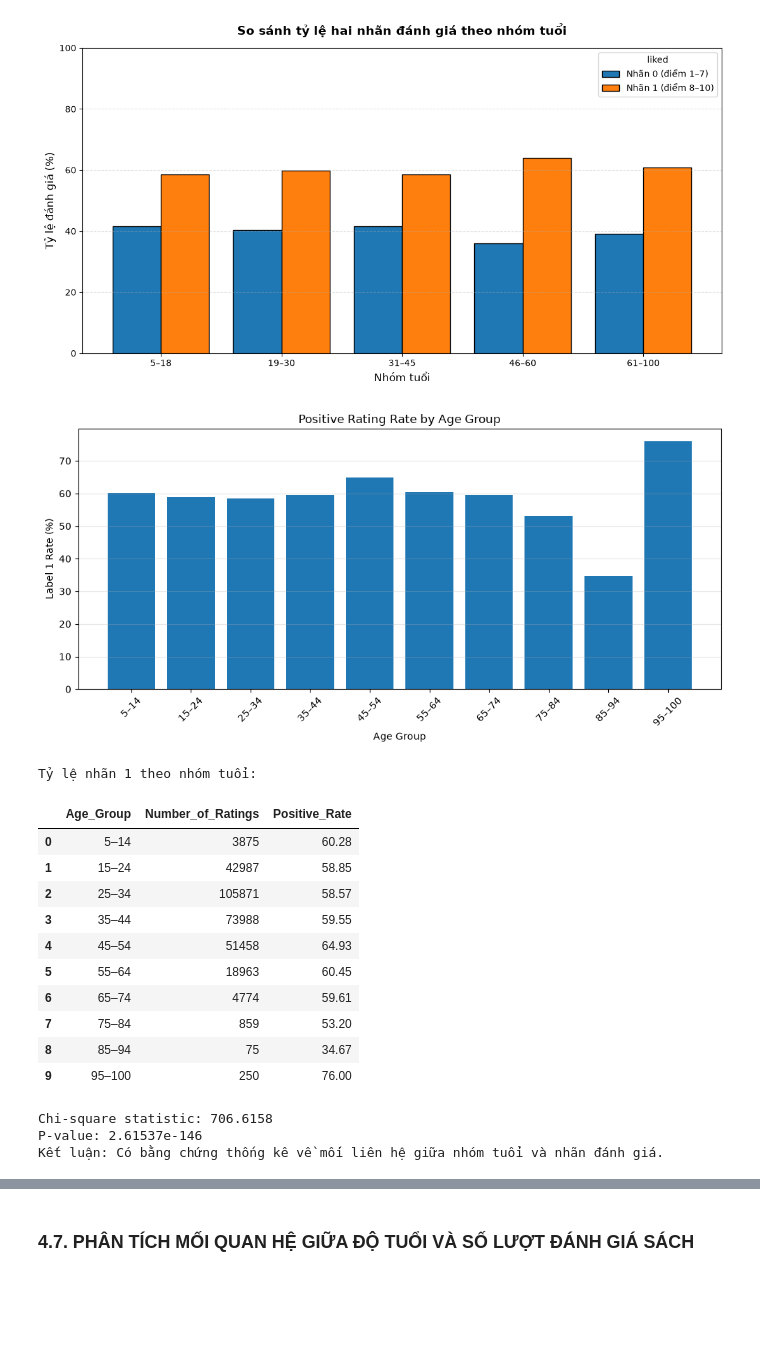
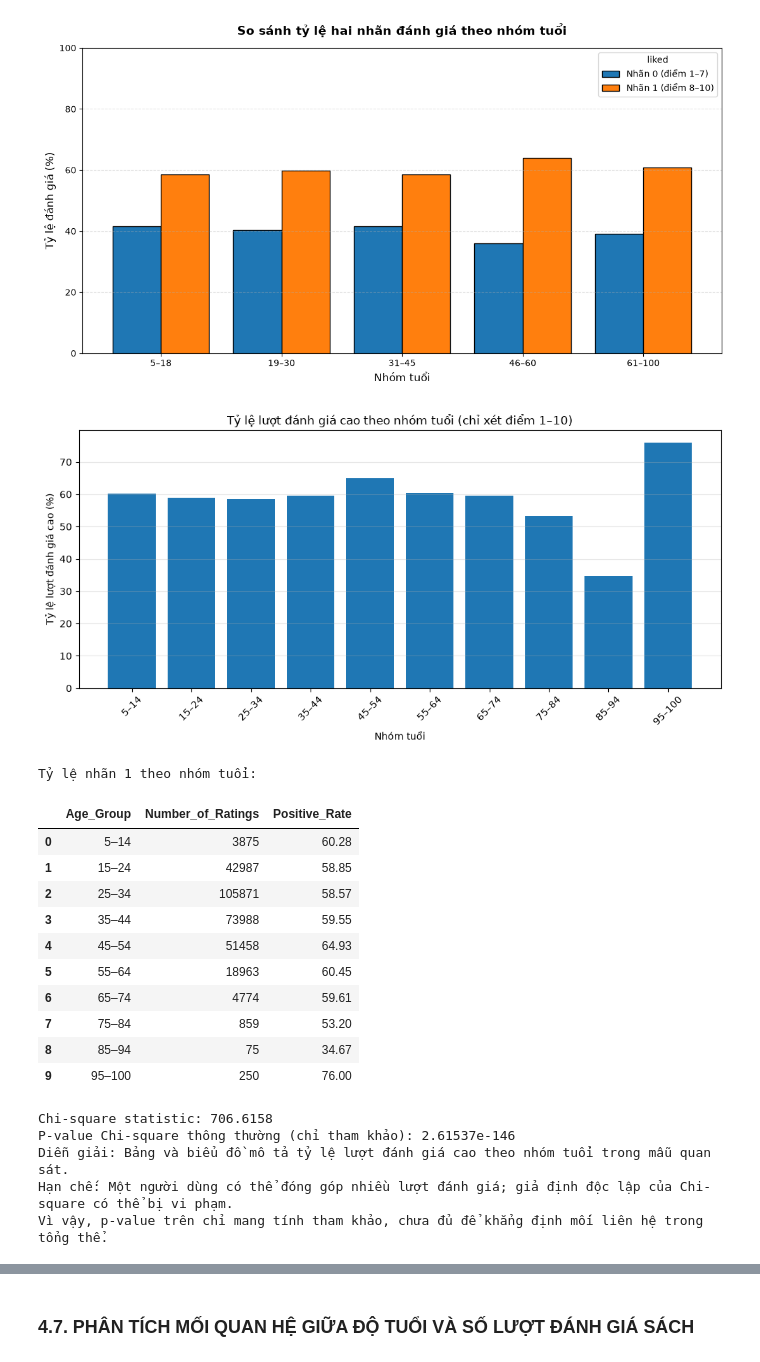
Before and after one commit to Bluenip/Data_analyst_python_midterm_project, a Jupyter notebook: mid_term_code.ipynb, the cells around one changed output, grey strips where cells are left out. Cells and saved outputs as stored; diff of their text form; code cells hidden in the pictures; blank space fills up the shorter version.

```diff
--- a/mid_term_code.ipynb
+++ b/mid_term_code.ipynb
@@ -227,11 +246,19 @@ data_clean = data_clean.merge(users_clean, on="User-ID", how="left", validate="m
 assert len(data_clean) == len(ratings_clean)
 assert not data_clean.duplicated(["User-ID", "ISBN"]).any()
 
+# Cập nhật cờ thiếu sau khi ghép, kể cả các dòng không khớp bảng sách/người dùng.
+data_clean["Year_missing"] = data_clean["Year-Of-Publication"].isna()
+data_clean["Age_missing"] = data_clean["Age"].isna()
+
 # Tạo tập phân loại chỉ từ điểm 1–10; điểm 0 vẫn được giữ trong data_clean.
 classification_data = data_clean.loc[data_clean["Book-Rating"].between(1, 10)].copy()
 
-# Tạo nhãn liked: điểm từ 8 trở lên là 1 (thích), điểm 1–7 là 0(không thích).
+
+# Tạo nhãn liked:
+# 1 = đánh giá cao (điểm 8–10).
+# 0 = chưa đạt mức đánh giá cao (điểm 1–7).
 classification_data["liked"] = (classification_data["Book-Rating"] >= 8).astype("int8")
+
 
 # Xem kích thước dữ liệu và số đánh giá không có thông tin sách sạch (left_only).
 print("Bảng sạch:", data_clean.shape)
@@ -552,41 +639,41 @@ Tỷ lệ nhãn trong từng nhóm tuổi (%):
 | 61–100 | 39.12 | 60.88 |
 [figure]
 # %%
-# Tỉ lệ người dùng đánh giá positive(8-10) giữa các nhóm tuổi
+# Tỷ lệ lượt đánh giá cao (điểm 8–10) trong các lượt có điểm 1–10 theo nhóm tuổi
 # Chỉ sử dụng các bản ghi có tuổi hợp lệ.
 age_label_data = classification_data.dropna(subset=["Age", "liked"]).copy()
 # Chia tuổi thành các nhóm, mỗi nhóm cách nhau 10 năm.
 age_bins = [5, 15, 25, 35, 45, 55, 65, 75, 85, 95, 101]
 age_labels = ["5–14", "15–24", "25–34", "35–44", "45–54","55–64", "65–74", "75–84", "85–94", "95–100"]
 age_label_data["Age_Group"] = pd.cut(age_label_data["Age"],bins=age_bins,labels=age_labels,right=False,include_lowest=True)
 # Tính số lượt đánh giá và tỷ lệ nhãn 1 theo nhóm tuổi.
 age_summary = (age_label_data.groupby("Age_Group", observed=False).agg(Number_of_Ratings=("liked", "size"),Positive_Rate=("liked", "mean")).reset_index())
 # Chuyển tỷ lệ nhãn 1 thành phần trăm.
 age_summary["Positive_Rate"] *= 100
 # Vẽ biểu đồ tỷ lệ nhãn 1 theo nhóm tuổi.
 plt.figure(figsize=(10, 5))
 plt.bar(age_summary["Age_Group"].astype(str),age_summary["Positive_Rate"])
-plt.title("Positive Rating Rate by Age Group")
-plt.xlabel("Age Group")
-plt.ylabel("Label 1 Rate (%)")
+plt.title("Tỷ lệ lượt đánh giá cao theo nhóm tuổi (chỉ xét điểm 1–10)")
+plt.xlabel("Nhóm tuổi")
+plt.ylabel("Tỷ lệ lượt đánh giá cao (%)")
 plt.xticks(rotation=45)
 plt.grid(axis="y", alpha=0.3)
 plt.tight_layout()
 plt.show()
 # Lập bảng chéo để kiểm định mối liên hệ giữa nhóm tuổi và nhãn.
 contingency_table = pd.crosstab(age_label_data["Age_Group"],age_label_data["liked"])
-# Kiểm định Chi-square.
+# Chi-square tham khảo ở cấp lượt đánh giá; các lượt của cùng người dùng có thể phụ thuộc nhau.
 chi2, p_value, dof, expected = chi2_contingency(contingency_table)
 print("Tỷ lệ nhãn 1 theo nhóm tuổi:")
 display(age_summary.round(2))
 print(f"Chi-square statistic: {chi2:.4f}")
-print(f"P-value: {p_value:.6g}")
-# Diễn giải kết quả kiểm định ở mức ý nghĩa 5%.
-if p_value < 0.05:print("Kết luận: Có bằng chứng thống kê về mối liên hệ ""giữa nhóm tuổi và nhãn đánh giá.")
-else:
-    print("Kết luận: Chưa có đủ bằng chứng thống kê về mối liên hệ ""giữa nhóm tuổi và nhãn đánh giá.")
+print(f"P-value Chi-square thông thường (chỉ tham khảo): {p_value:.6g}")
+# Không kết luận dựa trên ngưỡng p-value khi chưa bảo đảm tính độc lập.
+print("Diễn giải: Bảng và biểu đồ mô tả tỷ lệ lượt đánh giá cao theo nhóm tuổi trong mẫu quan sát.")
+print("Hạn chế: Một người dùng có thể đóng góp nhiều lượt đánh giá; giả định độc lập của Chi-square có thể bị vi phạm.")
+print("Vì vậy, p-value trên chỉ mang tính tham khảo, chưa đủ để khẳng định mối liên hệ trong tổng thể.")
 # %% [output]
-[figure, old version]
+[figure, new version]
 Tỷ lệ nhãn 1 theo nhóm tuổi:
 |  | Age_Group | Number_of_Ratings | Positive_Rate |
 | 0 | 5–14 | 3875 | 60.28 |
@@ -600,5 +687,7 @@ Tỷ lệ nhãn 1 theo nhóm tuổi:
 | 8 | 85–94 | 75 | 34.67 |
 | 9 | 95–100 | 250 | 76.00 |
 Chi-square statistic: 706.6158
-P-value: 2.61537e-146
-Kết luận: Có bằng chứng thống kê về mối liên hệ giữa nhóm tuổi và nhãn đánh giá.
+P-value Chi-square thông thường (chỉ tham khảo): 2.61537e-146
+Diễn giải: Bảng và biểu đồ mô tả tỷ lệ lượt đánh giá cao theo nhóm tuổi trong mẫu quan sát.
+Hạn chế: Một người dùng có thể đóng góp nhiều lượt đánh giá; giả định độc lập của Chi-square có thể bị vi phạm.
+Vì vậy, p-value trên chỉ mang tính tham khảo, chưa đủ để khẳng định mối liên hệ trong tổng thể.
```
Also changed, not shown: parts of 12 cells of this notebook, 2 other files.
